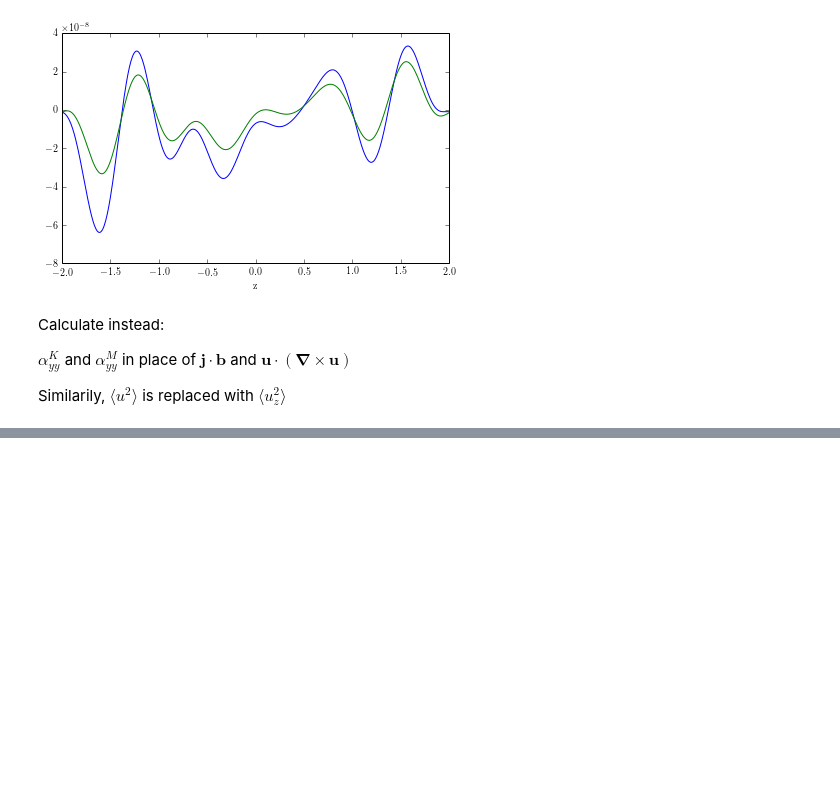
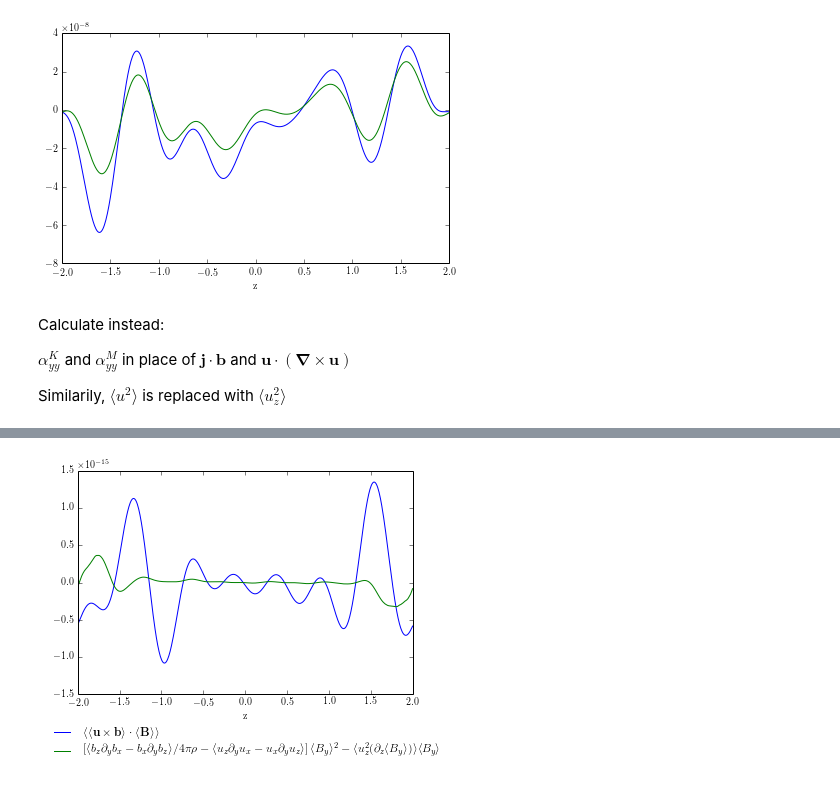
Before and after one commit to DrJeckyl/Python-ShearingBox-Analysis, a Jupyter notebook: PaperWorkflow.ipynb, the cells around one changed output, grey strips where cells are left out. Drawn from its saved outputs; the diff is of its cells as text; code cells hidden in the pictures; blank space fills up the shorter version.

```diff
--- a/PaperWorkflow.ipynb
+++ b/PaperWorkflow.ipynb
@@ -394,0 +403,15 @@ savefig(plot_path+"emf_helicity_compare_yy.pdf", bbox_extra_artists=(leg, ), bbo
+# %%
+temp = (hc_yy/4./pi/rho - h_yy)*(B-b)[1]*(B-b)[1]
+# %%
+diffusion = func.LargeScale(u[2]*u[2]) * func.ifftvec(1.j * k[2] * func.fftvec((B-b)[1])) * (B-b)[1]
+#diffusion = (func.LargeScale(u[2]*u[2]) + func.LargeScale(b[2]*b[2])/3.) * func.LargeScale(Hc)
+# %%
+fig, axes = subplots(1,1)
+axes.plot(z, func.zaverage(func.LargeScale(scale_transfer/2.))/9., label=r"$\langle \langle \mathbf{u} \times \mathbf{b} \rangle \cdot \langle \mathbf{B} \rangle \rangle $")
+axes.plot(z, func.zaverage(temp - diffusion), label=r"$\left[ \langle b_z \partial_y b_x - b_x \partial_y b_z \rangle / 4 \pi \rho - \langle u_z \partial_y u_x - u_x \partial_y u_z \rangle \right] \langle B_y \rangle^2 - \langle u_z^2 ( \partial_z \langle B_y \rangle )\rangle \langle B_y \rangle$")
+axes.set_xlabel('z')
+leg = axes.legend(loc='upper center', bbox_to_anchor = (0.5, -0.1))
+leg.get_frame().set_alpha(0.0)
+savefig(plot_path+"emf_helicity_compare_yy.pdf", bbox_extra_artists=(leg, ), bbox_inches='tight',pad_inches=0,transparent=True)
+# %% [output]
+[figure, added]
```
Also changed, not shown: parts of 5 cells of this notebook, 1 other file.
